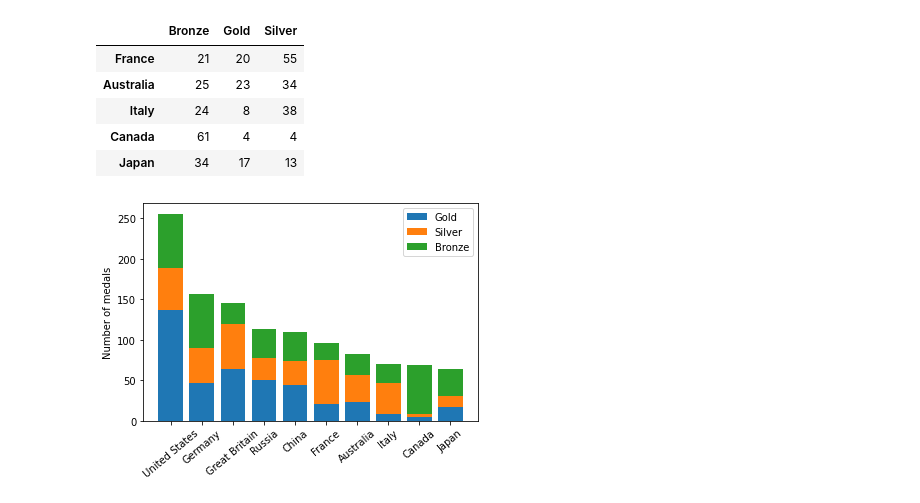
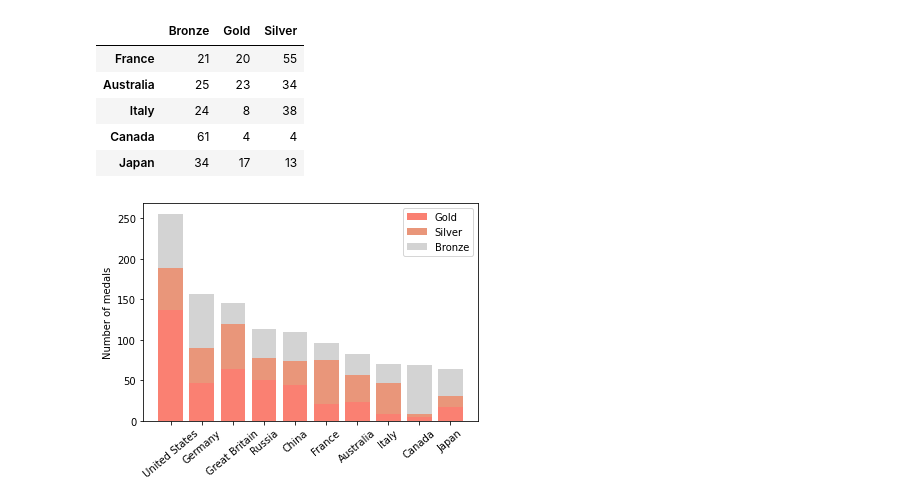
Before and after one commit to ishtiakrongon/Datacamp-Introduction_to_Data_Visualization_with_Matplotlib, a Jupyter notebook: Introduction to matplotlib.ipynb, the cells around one changed output. Cells and saved outputs as stored; diff of their text form; code cells hidden in the pictures.

```diff
--- a/Introduction to matplotlib.ipynb
+++ b/Introduction to matplotlib.ipynb
@@ -276,29 +276,32 @@ medals.tail()
 # %%
 # Show bars of the index(rows)
 
 fig, ax = plt.subplots()
 
 ax.bar(
     medals.index,
     medals["Gold"],
-    label = "Gold"
+    label = "Gold",
+    color = "salmon"
 )
 ax.bar(
     medals.index,
     medals["Silver"],
     bottom = medals["Gold"],
-    label = "Silver"
+    label = "Silver",
+    color = "darksalmon"
 )
 
 ax.bar(
     medals.index, medals["Bronze"],
     bottom = medals["Gold"] + medals["Silver"],
-    label = "Bronze"
+    label = "Bronze",
+    color = "lightgray"
 )
 
 ax.set_xticklabels(medals.index, rotation = 40)
 ax.set_ylabel("Number of medals")
 ax.legend()
 plt.show()
 # %% [output]
-[figure, old version]
+[figure, new version]
```
